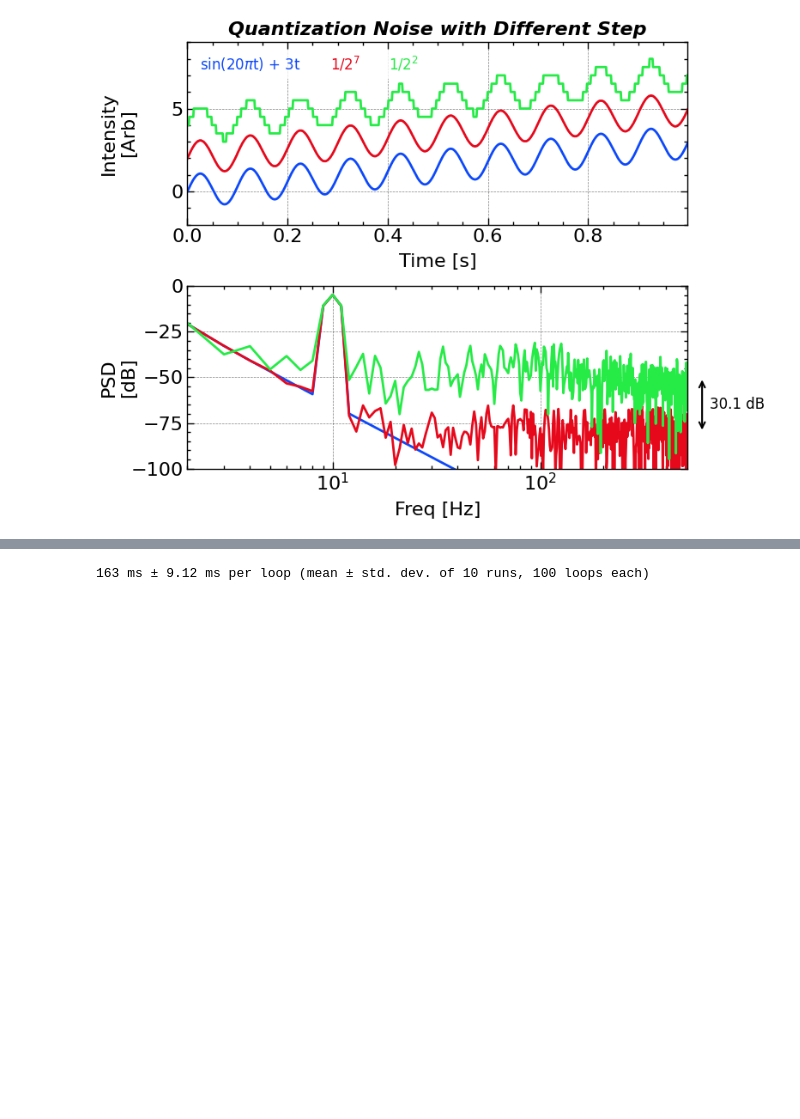
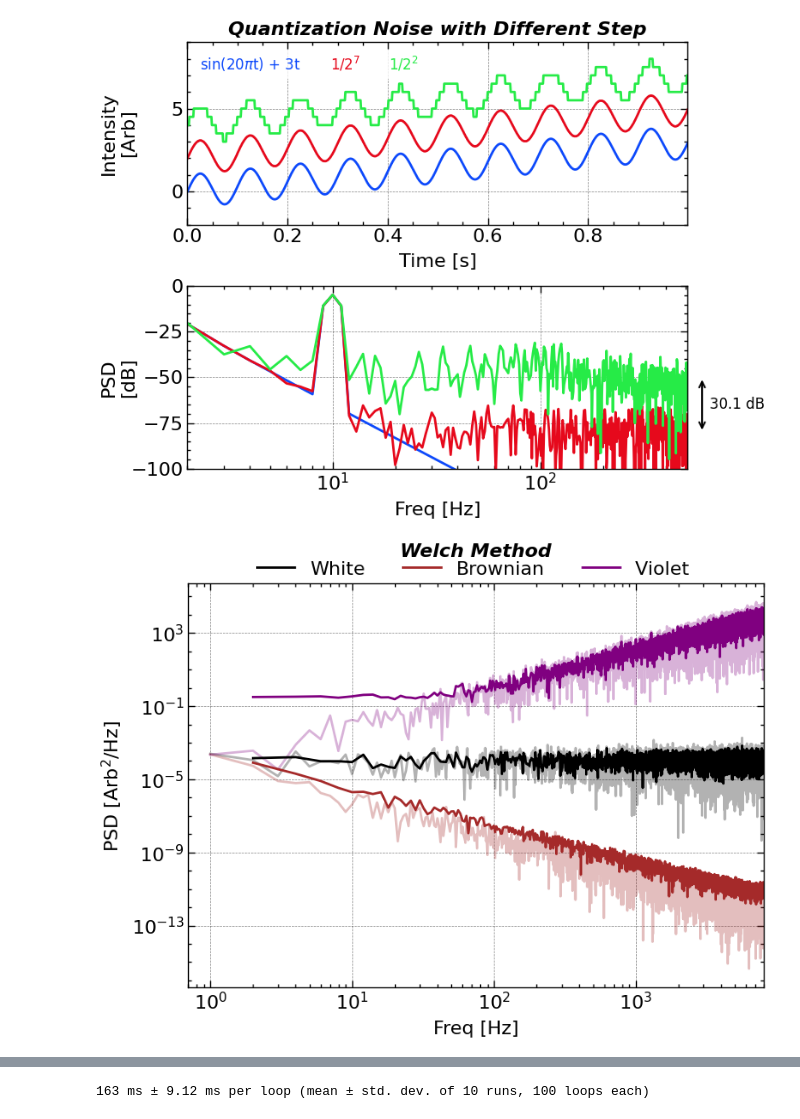
Before and after one commit to jiutongzhao/Time-Series-Data-Analysis, a Jupyter notebook: chap5.ipynb, the cells around one changed output, grey strips where cells are left out. Cells and saved outputs as stored; diff of their text form; code cells hidden in the pictures; blank space fills up the shorter version.

```diff
--- a/chap5.ipynb
+++ b/chap5.ipynb
@@ -162,3 +162,85 @@ plt.savefig(save_path + 'figure_quantization_noise' + '.png', bbox_inches='tight
 plt.show()
 # %% [output]
 [figure]
+# %%
+import numpy as np
+import matplotlib.pyplot as plt
+import scienceplots
+plt.style.use(['science', 'nature', 'notebook', 'grid', 'high-vis'])
+
+%matplotlib ipympl
+plt.close()
+plt.cla()
+plt.clf()
+# plt.figure(figsize=figsize_short)
+ax1 = plt.subplot(1, 1, 1)
+
+N = 2 ** 14
+t = np.linspace(0, 1, N, endpoint=False)
+fs = 1 / (t[1] - t[0])
+freq = np.fft.rfftfreq(len(t), t[1] - t[0])
+
+N_PER_SEG = 2 ** 13
+window = 'boxcar'
+noise_white = np.random.randn(t.size)
+
+coef_white = np.fft.rfft(noise_white, axis=-1).T
+psd_white = (np.abs(coef_white) ** 2) / fs / t.size
+psd_white[1:] *= 2  # Adjust for one-sided spectrum
+
+freq_welch, psd_white_welch = scipy.signal.welch(noise_white, fs, window = window, nperseg=N_PER_SEG)
+
+noise_brownian_fft = np.fft.rfft(np.random.randn(t.size))
+noise_brownian_fft[1:] /= freq[1:] ** 1
+noise_brownian_fft[0] = 0
+noise_brownian = np.fft.irfft(noise_brownian_fft)
+
+coef_brownian = np.fft.rfft(noise_brownian, axis=-1).T
+psd_brownian = (np.abs(coef_brownian) ** 2) / fs / t.size
+psd_brownian[1:] *= 2  # Adjust for one-sided spectrum
+
+freq_welch, psd_brownian_welch = scipy.signal.welch(noise_brownian, fs, window = window, nperseg=N_PER_SEG)
+
+noise_violet_fft = np.fft.rfft(np.random.randn(t.size))
+noise_violet_fft[1:] /= freq[1:] ** -1
+noise_violet_fft[0] = 0
+noise_violet = np.fft.irfft(noise_violet_fft)
+
+coef_violet = np.fft.rfft(noise_violet, axis=-1).T
+psd_violet = (np.abs(coef_violet) ** 2) / fs / t.size
+psd_violet[1:] *= 2  # Adjust for one-sided spectrum
+
+# freq, psd_violet = scipy.signal.welch(noise_violet, fs, window = window, nperseg=N)
+
+freq_welch, psd_violet_welch = scipy.signal.welch(noise_violet, fs, window = window, nperseg=N_PER_SEG)
+
+ax1.plot(freq[1:], psd_white[1:], 'k-', alpha = 0.3)
+ax1.plot(freq[1:], psd_brownian[1:], color = 'brown', linestyle = '-', alpha = 0.3)
+ax1.plot(freq[1:], psd_violet[1:], color = 'purple', linestyle = '-', alpha = 0.3)
+
+ax1.plot(freq_welch[1:], psd_white_welch[1:], 'k-', label = 'White')
+ax1.plot(freq_welch[1:], psd_brownian_welch[1:], color = 'brown', linestyle = '-', label = 'Brownian')
+ax1.plot(freq_welch[1:], psd_violet_welch[1:], color = 'purple', linestyle = '-', label = 'Violet ')
+
+ax1.set_yscale('log')
+ax1.set_xscale('log')
+
+ax1.yaxis.set_major_locator(ticker.LogLocator(base=10.0, subs='all', numticks=6))
+ax1.yaxis.set_minor_locator(ticker.LogLocator(base=10.0, subs='all', numticks=100))
+ax1.yaxis.set_minor_formatter(ticker.NullFormatter())
+ax1.legend(frameon = False, bbox_to_anchor = (0.5, 1.10), loc = 'upper center', ncol = 5)
+
+ax1.set_xlabel('Freq [Hz]')
+ax1.set_ylabel('PSD [$\mathrm{Arb^2/Hz}$]')
+
+
+ax1.set_xlim(0.7, 8e3)
+
+ax1.set_title('Welch Method', y = 1.05, **title_font)
+plt.tight_layout()
+
+plt.savefig(save_path + 'figure_noise_welch' + '.png',bbox_inches='tight',dpi=300)
+
+plt.show()
+# %% [output]
+[figure, added]
```
Also changed, not shown: parts of 2 cells of this notebook, 36 other files.
